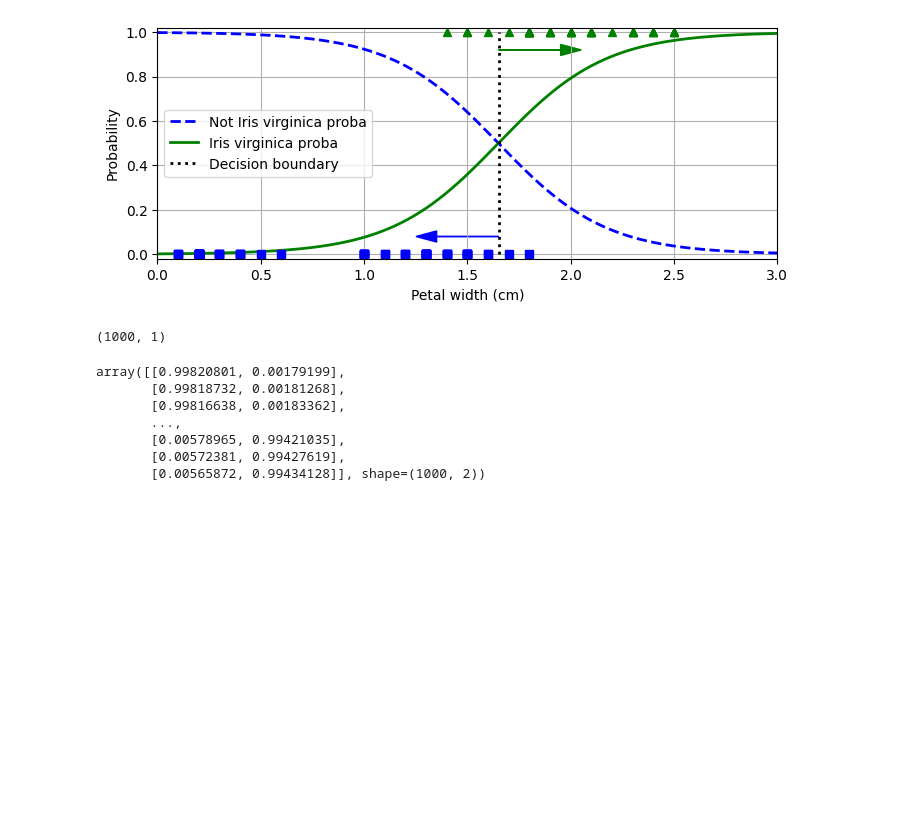
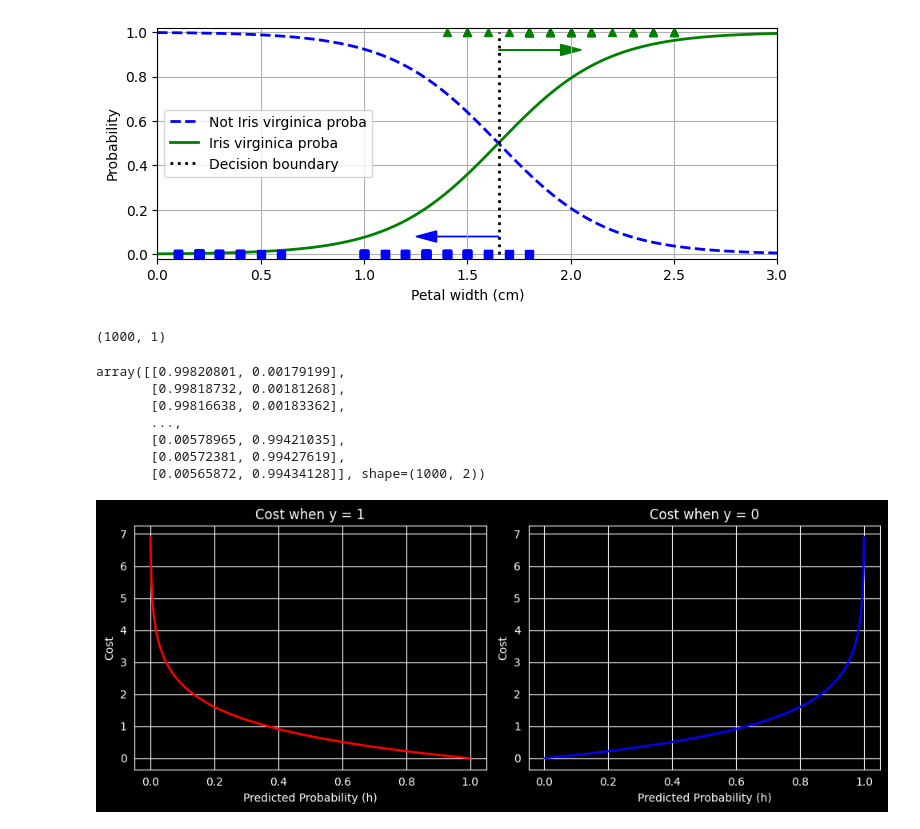
Before and after one commit to black-coda/ml-101-algo-implementation, a Jupyter notebook: linear.ipynb, the cells around one changed output. Saved outputs shown, nothing was run; the diff lists cells and outputs as text; code cells hidden in the pictures; blank space fills up the shorter version.

```diff
--- a/linear.ipynb
+++ b/linear.ipynb
@@ -270,3 +270,36 @@ array([[0.99820801, 0.00179199],
        [0.00578965, 0.99421035],
        [0.00572381, 0.99427619],
        [0.00565872, 0.99434128]], shape=(1000, 2))
+# %%
+import numpy as np
+import matplotlib.pyplot as plt
+
+# Generate values
+h = np.linspace(0.001, 0.999, 1000)  # Predicted probabilities
+
+# Cost when y=1
+cost_y1 = -np.log(h)
+
+# Cost when y=0
+cost_y0 = -np.log(1 - h)
+
+plt.figure(figsize=(10, 4))
+
+plt.subplot(1, 2, 1)
+plt.plot(h, cost_y1, 'r-', linewidth=2)
+plt.xlabel('Predicted Probability (h)')
+plt.ylabel('Cost')
+plt.title('Cost when y = 1')
+plt.grid(True)
+
+plt.subplot(1, 2, 2)
+plt.plot(h, cost_y0, 'b-', linewidth=2)
+plt.xlabel('Predicted Probability (h)')
+plt.ylabel('Cost')
+plt.title('Cost when y = 0')
+plt.grid(True)
+
+plt.tight_layout()
+plt.show()
+# %% [output]
+[figure, added]
```
Also changed, not shown: parts of 1 cell of this notebook, 1 other file.
